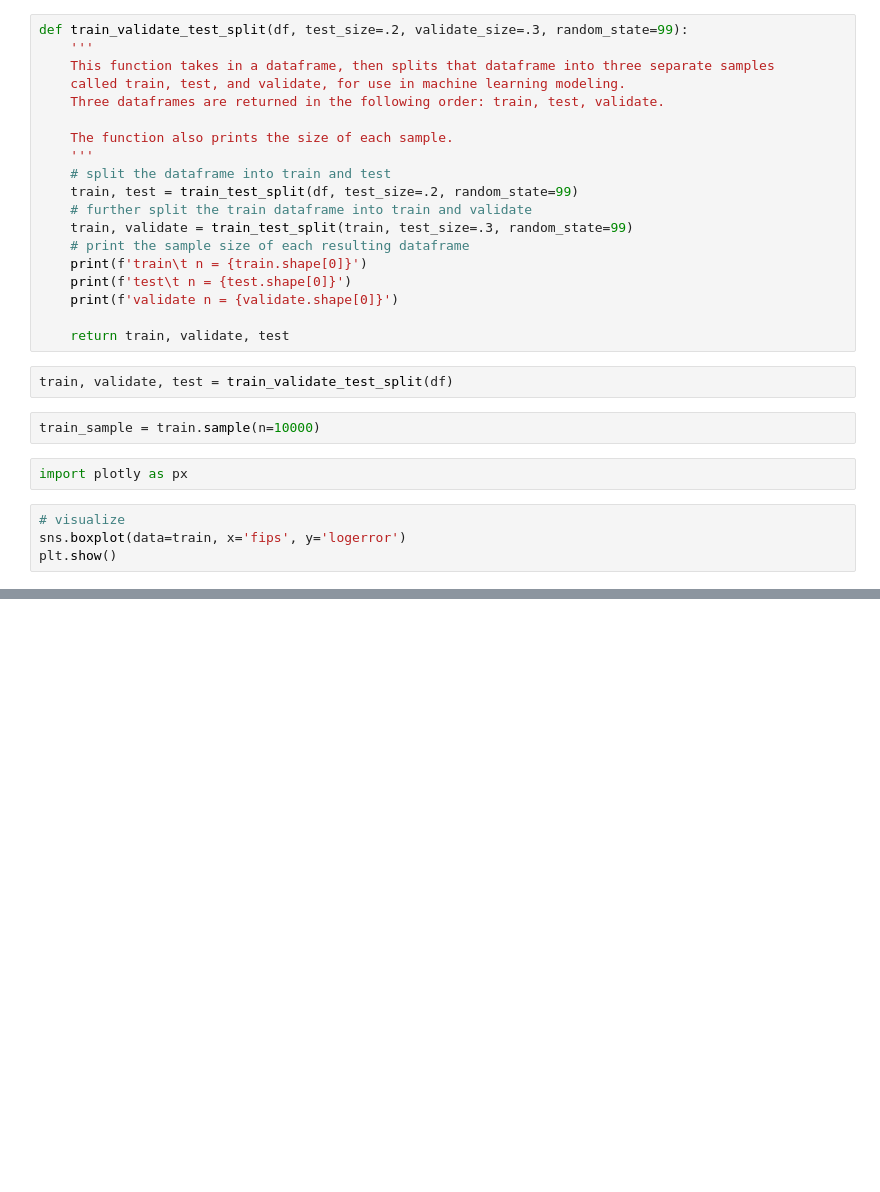
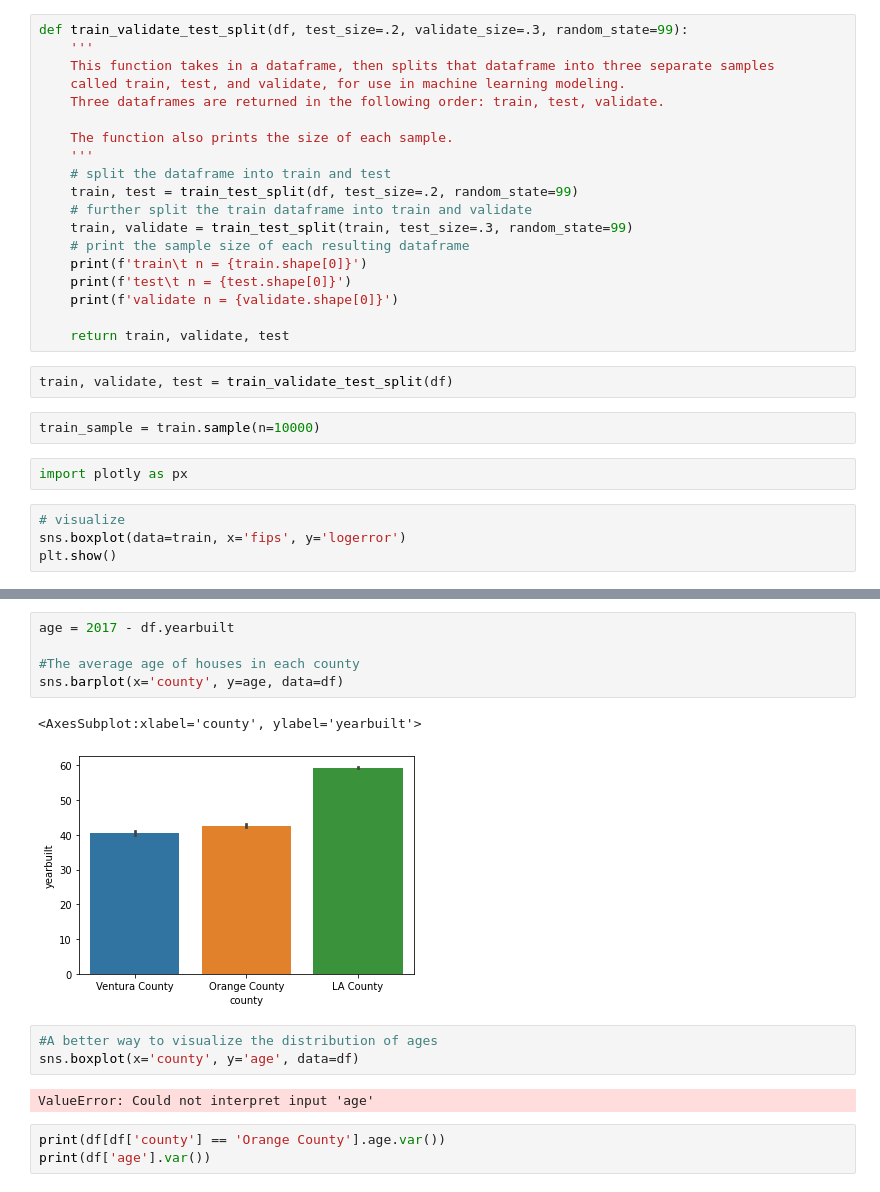
Before and after one commit to DanielFordHUB/clustering-exercises, a Jupyter notebook: explore_zillow.ipynb, the cells around one changed output, grey strips where cells are left out. Saved outputs shown, nothing was run; the diff lists cells and outputs as text; blank space fills up the shorter version.

```diff
--- a/explore_zillow.ipynb
+++ b/explore_zillow.ipynb
@@ -69,0 +255,16 @@ plt.show()
+# %%
+age = 2017 - df.yearbuilt
+
+#The average age of houses in each county
+sns.barplot(x='county', y=age, data=df)
+# %% [output]
+<AxesSubplot:xlabel='county', ylabel='yearbuilt'>
+[figure, added]
+# %%
+#A better way to visualize the distribution of ages
+sns.boxplot(x='county', y='age', data=df)
+# %% [output]
+ValueError: Could not interpret input 'age'
+# %%
+print(df[df['county'] == 'Orange County'].age.var())
+print(df['age'].var())
```
Also changed, not shown: parts of 21 cells of this notebook, 2 other files.
